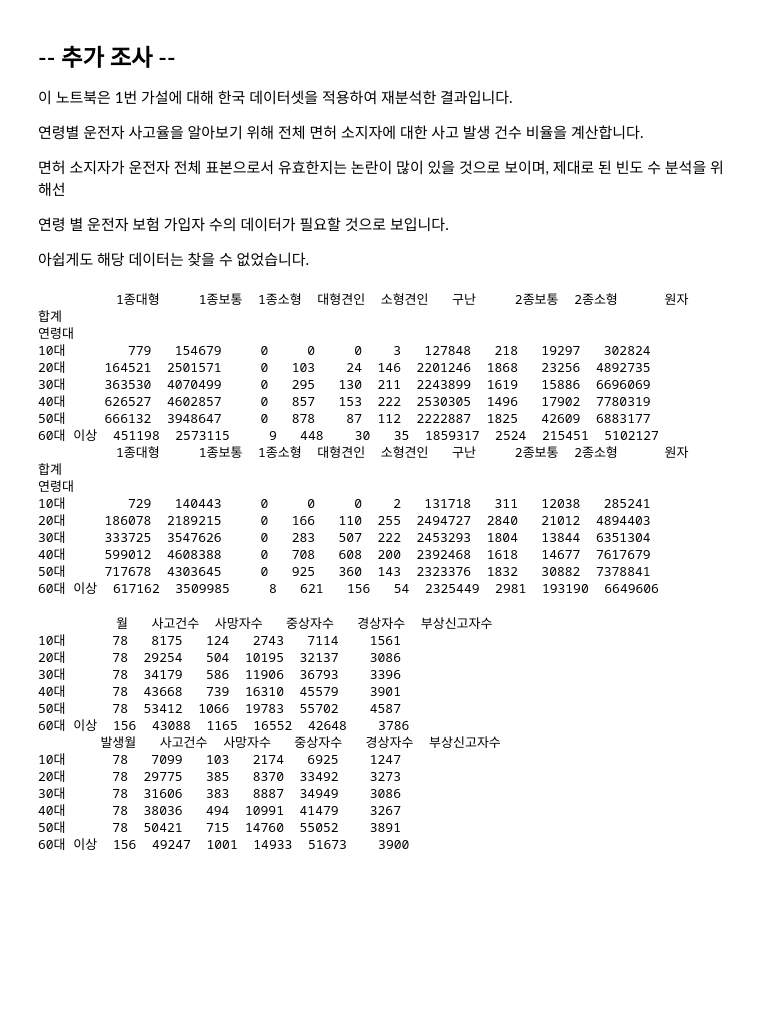
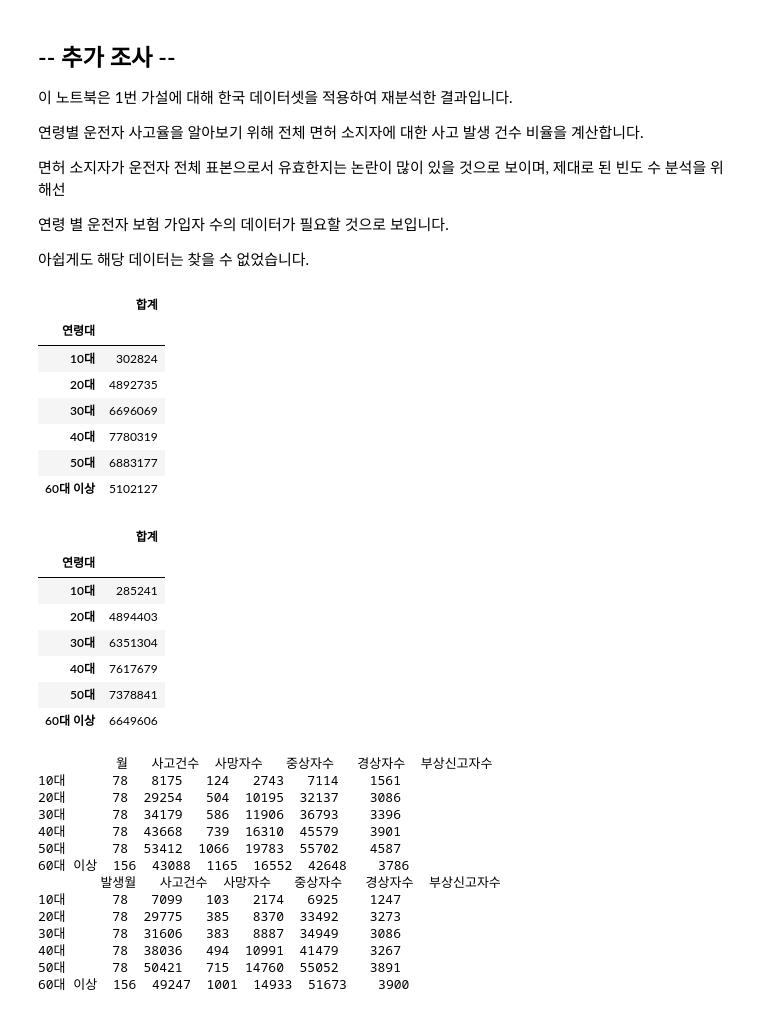
Before and after one commit to janghyunroh/itkorea-data-analysis-project1, a Jupyter notebook: analysis_with_kdata.ipynb, the cells around one changed output. Cells and saved outputs as stored; diff of their text form; code cells hidden in the pictures; blank space fills up the shorter version.

```diff
--- a/analysis_with_kdata.ipynb
+++ b/analysis_with_kdata.ipynb
@@ -95,26 +90,30 @@ age_group_sum17.drop(labels=age_group_sum17.loc['60대':'80대'].index, inplace=
 
 age_group_sum20.loc['60대 이상'] = age_group_sum20.loc['60대':].sum()
 age_group_sum20.drop(labels=age_group_sum20.loc['60대':'80대'].index, inplace=True)
-
-print(age_group_sum17)
-print(age_group_sum20)
-# %% [output]
-          1종대형     1종보통  1종소형  대형견인  소형견인   구난     2종보통  2종소형      원자       합계
-연령대
-10대        779   154679     0     0     0    3   127848   218   19297   302824
-20대     164521  2501571     0   103    24  146  2201246  1868   23256  4892735
-30대     363530  4070499     0   295   130  211  2243899  1619   15886  6696069
-40대     626527  4602857     0   857   153  222  2530305  1496   17902  7780319
-50대     666132  3948647     0   878    87  112  2222887  1825   42609  6883177
-60대 이상  451198  2573115     9   448    30   35  1859317  2524  215451  5102127
-          1종대형     1종보통  1종소형  대형견인  소형견인   구난     2종보통  2종소형      원자       합계
-연령대
-10대        729   140443     0     0     0    2   131718   311   12038   285241
-20대     186078  2189215     0   166   110  255  2494727  2840   21012  4894403
-30대     333725  3547626     0   283   507  222  2453293  1804   13844  6351304
-40대     599012  4608388     0   708   608  200  2392468  1618   14677  7617679
-50대     717678  4303645     0   925   360  143  2323376  1832   30882  7378841
-60대 이상  617162  3509985     8   621   156   54  2325449  2981  193190  6649606
+# %%
+df_age_group_sum_17 = age_group_sum17['합계'].to_frame()
+df_age_group_sum_17
+# %% [output]
+|  | 합계 |
+| 연령대 |  |
+| 10대 | 302824 |
+| 20대 | 4892735 |
+| 30대 | 6696069 |
+| 40대 | 7780319 |
+| 50대 | 6883177 |
+| 60대 이상 | 5102127 |
+# %%
+df_age_group_sum_20 = age_group_sum20['합계'].to_frame()
+df_age_group_sum_20
+# %% [output]
+|  | 합계 |
+| 연령대 |  |
+| 10대 | 285241 |
+| 20대 | 4894403 |
+| 30대 | 6351304 |
+| 40대 | 7617679 |
+| 50대 | 7378841 |
+| 60대 이상 | 6649606 |
 # %%
 # 2) 가해자 연령별 사고 횟수 데이터의 61-64세 데이터와 65세 이상 데이터를 통합, 불명 데이터는 삭제
 df_accidents_by_age_17.drop(index='불명', inplace=True)
```
Also changed, not shown: parts of 5 cells of this notebook, 4 other files.
